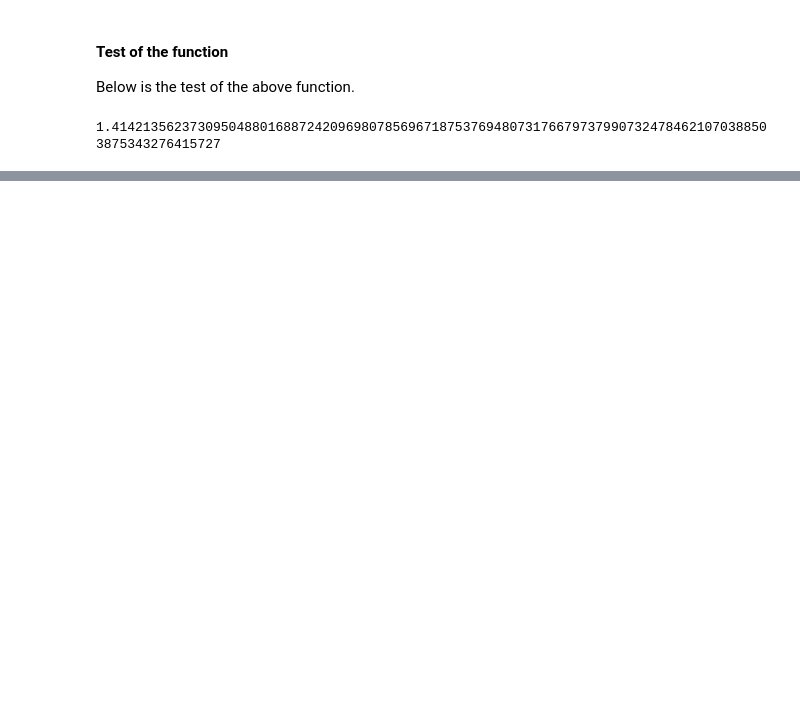
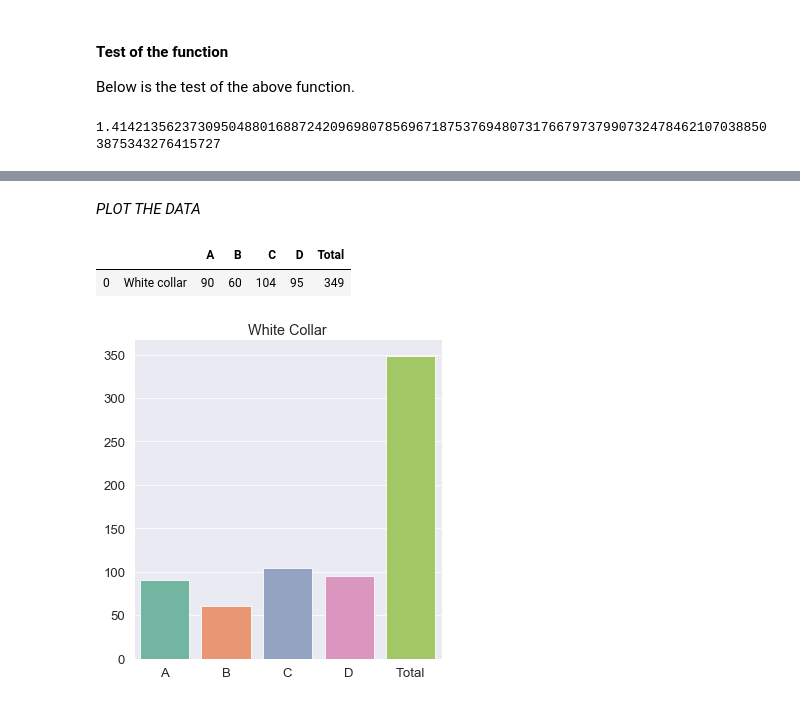
Before and after one commit to olgarozhdestvina/Machine-Learning-and-Statistics, a Jupyter notebook: Tasks.ipynb, the cells around one changed output, grey strips where cells are left out. Saved outputs shown, nothing was run; the diff lists cells and outputs as text; code cells hidden in the pictures; blank space fills up the shorter version.

Commit message:
created df from the table, separated rows by collar, made a plot for each row

```diff
--- a/Tasks.ipynb
+++ b/Tasks.ipynb
@@ -111,4 +110,4 @@ import seaborn as sns
 sns.set_theme(palette="Set2", context="paper", font_scale=1.5)
 
 # Better sized plots.
-plt.rcParams['figure.figsize'] = (10, 6)
+plt.rcParams['figure.figsize'] = (13, 9)
@@ -114,0 +116,10 @@ plt.rcParams['figure.figsize'] = (10, 6)
+# %%
+# Create a data frame from the above table
+df = pd.DataFrame([['White collar', 90, 60, 104, 95, 349],
+                   ['Blue collar', 30, 50, 51, 20, 151],
+                   ['No collar', 30, 40, 45, 35, 150],
+                  ['Total', 150, 150, 200, 150, 650]],
+                  columns=[' ', 'A', 'B', 'C', 'D', 'Total'])
+
+# Display the data frame
+df
@@ -114,0 +132,25 @@ plt.rcParams['figure.figsize'] = (10, 6)
+# %% [markdown]
+_PLOT THE DATA_
+# %%
+# Separate the data frame by collars
+wc = df.loc[df.loc[:, ' '] == 'White collar']
+bc = df.loc[df.loc[:, ' '] == 'Blue collar']
+nc = df.loc[df.loc[:, ' '] == 'No collar']
+total = df.loc[df.loc[:, ' '] == 'Total']
+
+# Display White Collar
+wc
+# %% [output]
+|  |  | A | B | C | D | Total |
+| 0 | White collar | 90 | 60 | 104 | 95 | 349 |
+# %%
+# Build a plot for White collar.
+sns.catplot(kind="bar", data=wc)
+
+# Set a title.
+plt.title('White Collar')
+
+# Display plots
+plt.show()
+# %% [output]
+[figure, added]
```
Also changed, not shown: parts of 7 cells of this notebook.
